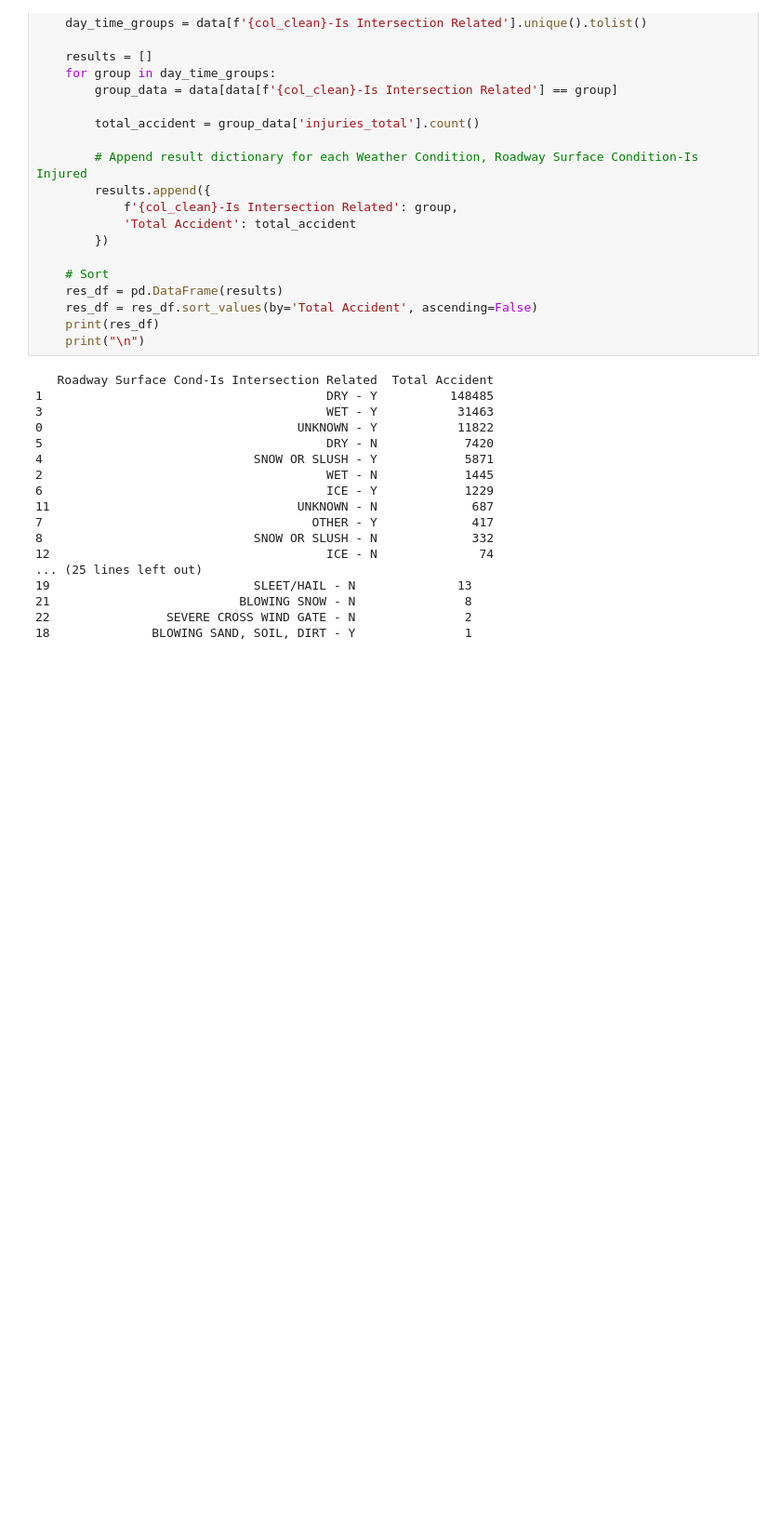
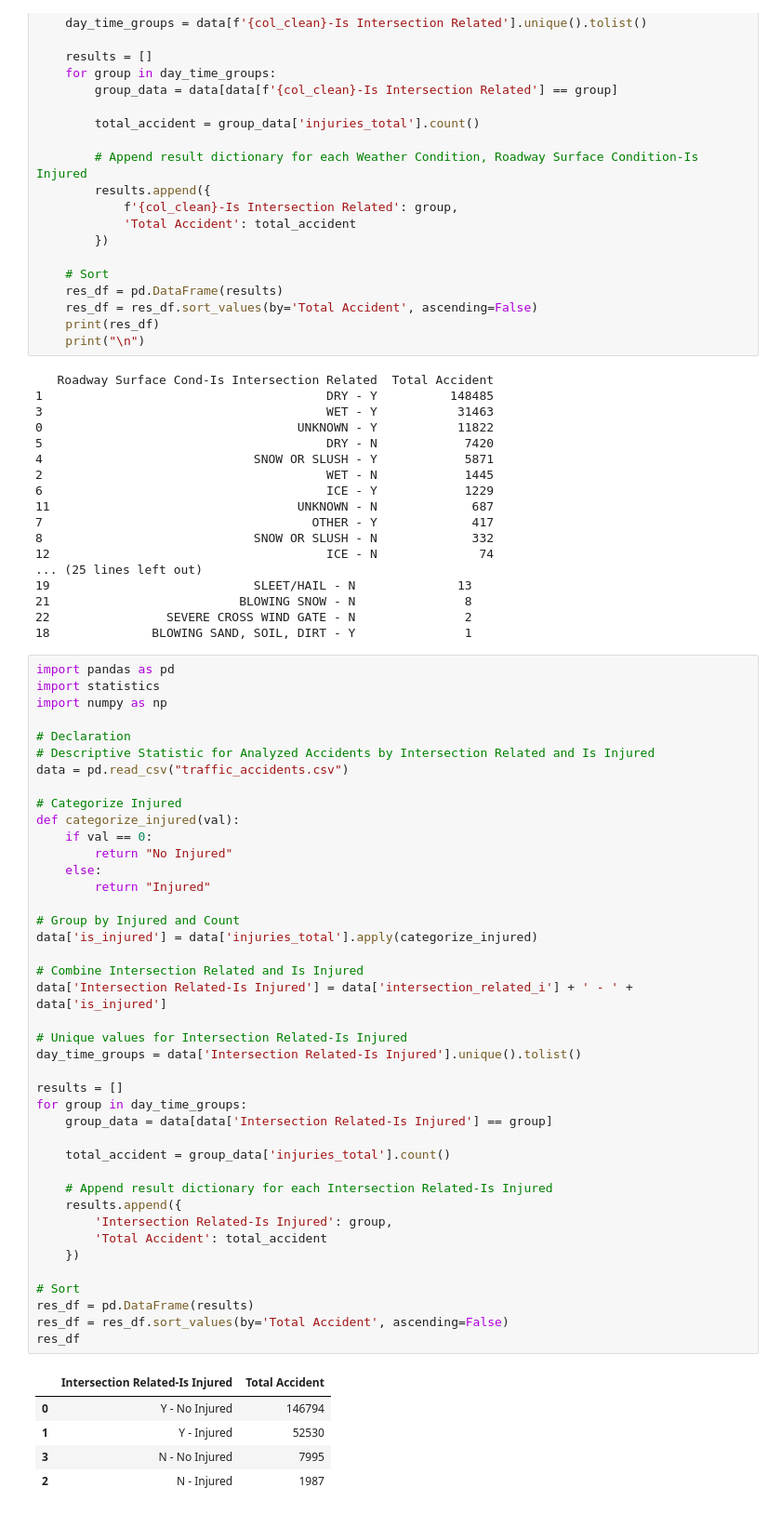
Before and after one commit to FlazeFy2/DS-Traffic_Accidents, a Jupyter notebook: descriptive statistics.ipynb, the cells around one changed output. Shown: that part at 93% size. Drawn from its saved outputs; the diff is of its cells as text; blank space fills up the shorter version.

Commit message:
[DS] Descriptive Statistic for Analyzed Accidents by Intersection Related and Is Injured

```diff
--- a/descriptive statistics.ipynb
+++ b/descriptive statistics.ipynb
@@ -426,3 +426,50 @@ for dt in target_col:
 21                          BLOWING SNOW - N               8
 22                SEVERE CROSS WIND GATE - N               2
 18              BLOWING SAND, SOIL, DIRT - Y               1
+# %%
+import pandas as pd
+import statistics
+import numpy as np
+
+# Declaration
+# Descriptive Statistic for Analyzed Accidents by Intersection Related and Is Injured
+data = pd.read_csv("traffic_accidents.csv")
+
+# Categorize Injured
+def categorize_injured(val):
+    if val == 0:
+        return "No Injured"
+    else:
+        return "Injured"
+
+# Group by Injured and Count
+data['is_injured'] = data['injuries_total'].apply(categorize_injured)
+
+# Combine Intersection Related and Is Injured
+data['Intersection Related-Is Injured'] = data['intersection_related_i'] + ' - ' + data['is_injured']
+
+# Unique values for Intersection Related-Is Injured
+day_time_groups = data['Intersection Related-Is Injured'].unique().tolist()
+
+results = []
+for group in day_time_groups:
+    group_data = data[data['Intersection Related-Is Injured'] == group]
+
+    total_accident = group_data['injuries_total'].count()
+
+    # Append result dictionary for each Intersection Related-Is Injured
+    results.append({
+        'Intersection Related-Is Injured': group,
+        'Total Accident': total_accident
+    })
+
+# Sort
+res_df = pd.DataFrame(results)
+res_df = res_df.sort_values(by='Total Accident', ascending=False)
+res_df
+# %% [output]
+|  | Intersection Related-Is Injured | Total Accident |
+| 0 | Y - No Injured | 146794 |
+| 1 | Y - Injured | 52530 |
+| 3 | N - No Injured | 7995 |
+| 2 | N - Injured | 1987 |
```
